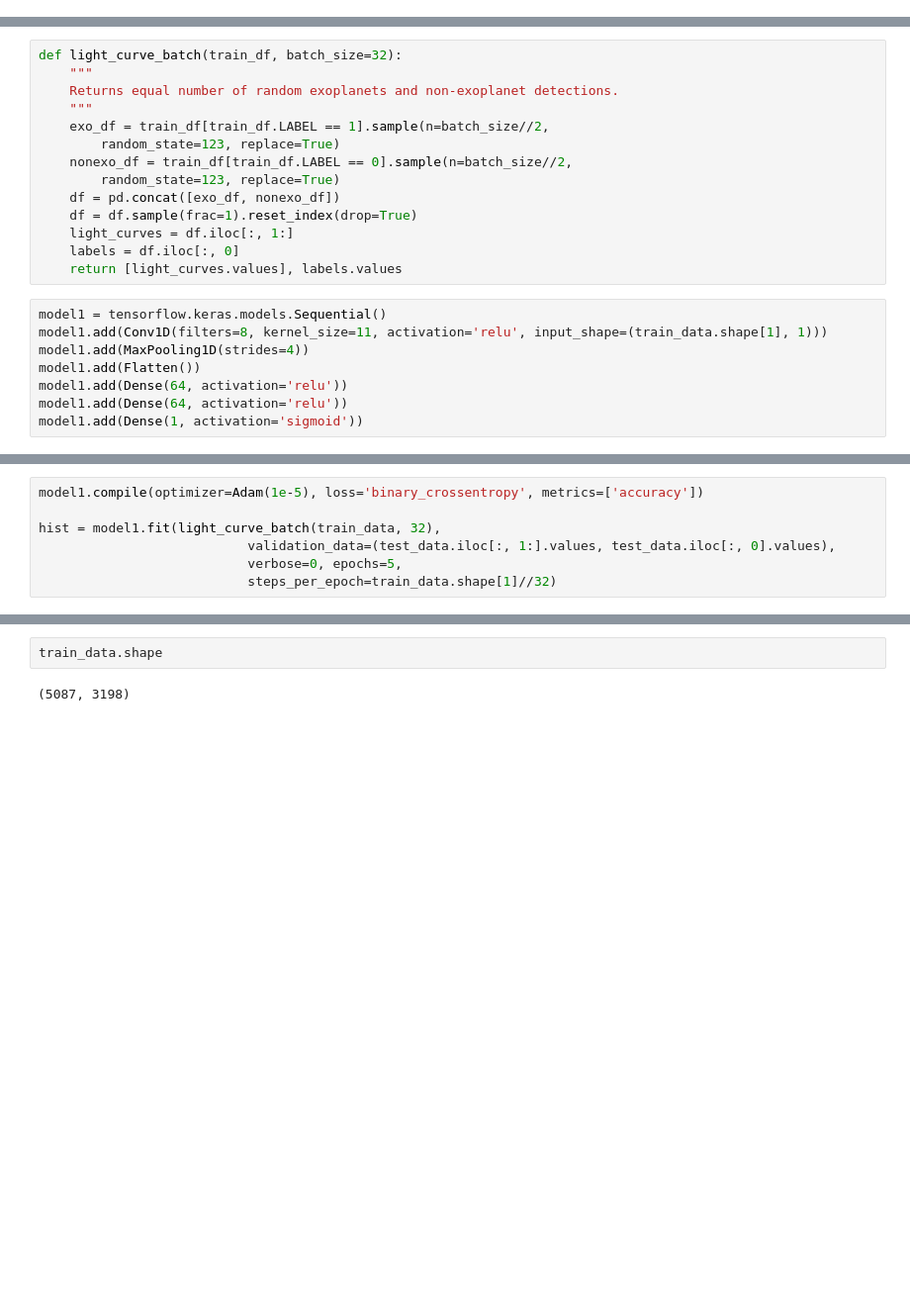
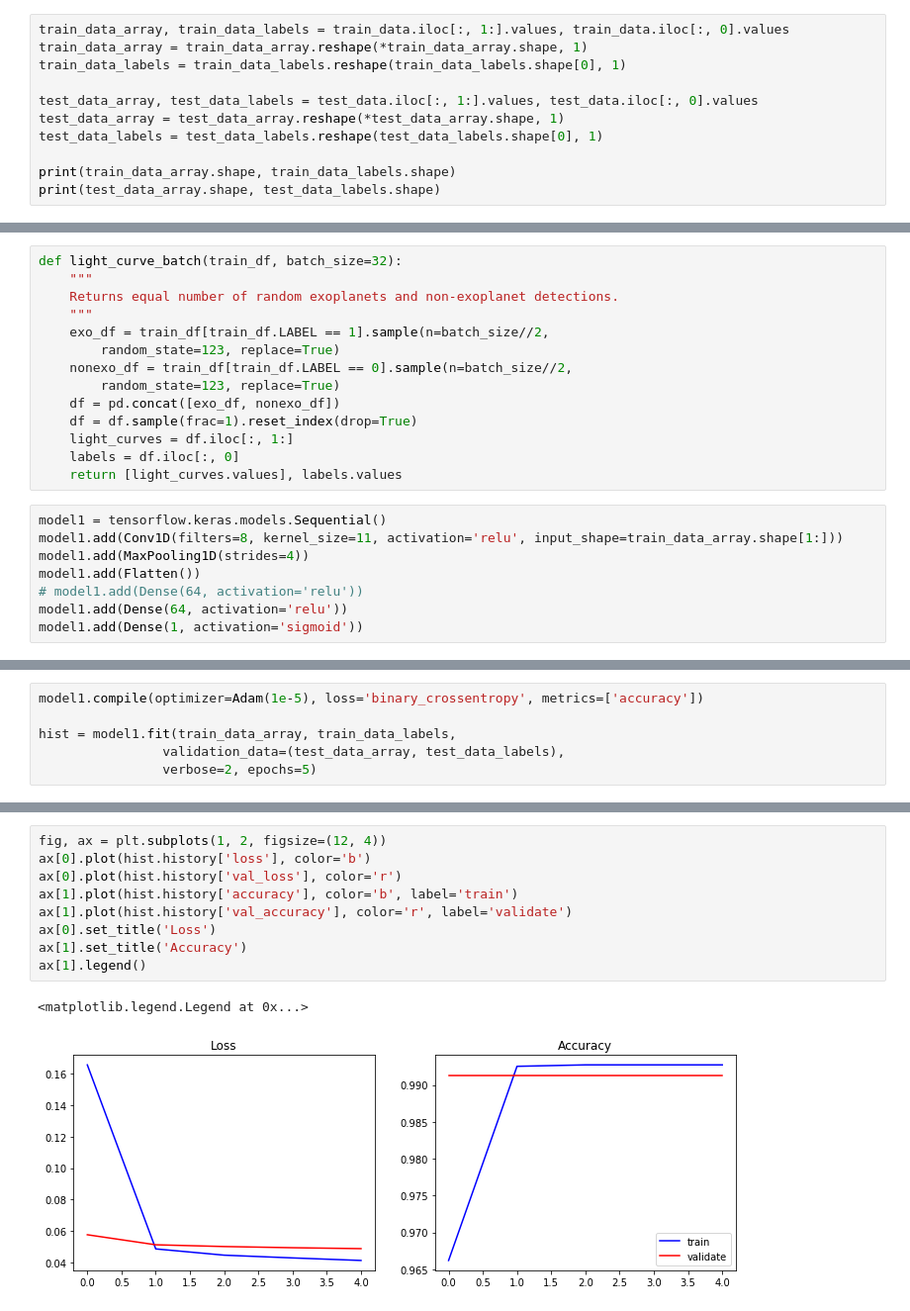
Before and after one commit to RockyMountainDataScience/Spring_2020_Workshops, a Jupyter notebook: workshop5/exoplanet_cnn.ipynb, the cells around one changed output, grey strips where cells are left out. Shown at 99% size. Drawn from its saved outputs; the diff is of its cells as text; blank space fills up the shorter version.

Commit message:
Finished my CNN and it works. The data is still very unballanced so it has an unnaturaly high accuracy---not usefull to only guess negative on 99.5% negative data than you

```diff
--- a/workshop5/exoplanet_cnn.ipynb
+++ b/workshop5/exoplanet_cnn.ipynb
@@ -66,0 +49,11 @@ test_data.head()
+# %%
+train_data_array, train_data_labels = train_data.iloc[:, 1:].values, train_data.iloc[:, 0].values
+train_data_array = train_data_array.reshape(*train_data_array.shape, 1)
+train_data_labels = train_data_labels.reshape(train_data_labels.shape[0], 1)
+
+test_data_array, test_data_labels = test_data.iloc[:, 1:].values, test_data.iloc[:, 0].values
+test_data_array = test_data_array.reshape(*test_data_array.shape, 1)
+test_data_labels = test_data_labels.reshape(test_data_labels.shape[0], 1)
+
+print(train_data_array.shape, train_data_labels.shape)
+print(test_data_array.shape, test_data_labels.shape)
@@ -82,9 +78,9 @@ def light_curve_batch(train_df, batch_size=32):
     return [light_curves.values], labels.values
 # %%
 model1 = tensorflow.keras.models.Sequential()
-model1.add(Conv1D(filters=8, kernel_size=11, activation='relu', input_shape=(train_data.shape[1], 1)))
+model1.add(Conv1D(filters=8, kernel_size=11, activation='relu', input_shape=train_data_array.shape[1:]))
 model1.add(MaxPooling1D(strides=4))
 model1.add(Flatten())
-model1.add(Dense(64, activation='relu'))
+# model1.add(Dense(64, activation='relu'))
 model1.add(Dense(64, activation='relu'))
 model1.add(Dense(1, activation='sigmoid'))
@@ -91,8 +108,7 @@ model1.add(Dense(1, activation='sigmoid'))
 # %%
 model1.compile(optimizer=Adam(1e-5), loss='binary_crossentropy', metrics=['accuracy'])
 
-hist = model1.fit(light_curve_batch(train_data, 32),
-                           validation_data=(test_data.iloc[:, 1:].values, test_data.iloc[:, 0].values),
-                           verbose=0, epochs=5,
-                           steps_per_epoch=train_data.shape[1]//32)
+hist = model1.fit(train_data_array, train_data_labels,
+                validation_data=(test_data_array, test_data_labels),
+                verbose=2, epochs=5)
 # %% [output]
@@ -100,4 +126,12 @@ ValueError: Error when checking input: expected conv1d_8_input to have shape (31
-# %%
-train_data.shape
-# %% [output]
-(5087, 3198)
+# %%
+fig, ax = plt.subplots(1, 2, figsize=(12, 4))
+ax[0].plot(hist.history['loss'], color='b')
+ax[0].plot(hist.history['val_loss'], color='r')
+ax[1].plot(hist.history['accuracy'], color='b', label='train')
+ax[1].plot(hist.history['val_accuracy'], color='r', label='validate')
+ax[0].set_title('Loss')
+ax[1].set_title('Accuracy')
+ax[1].legend()
+# %% [output]
+<matplotlib.legend.Legend at 0x...>
+[figure, added]
```
Also changed, not shown: parts of 7 cells of this notebook.
